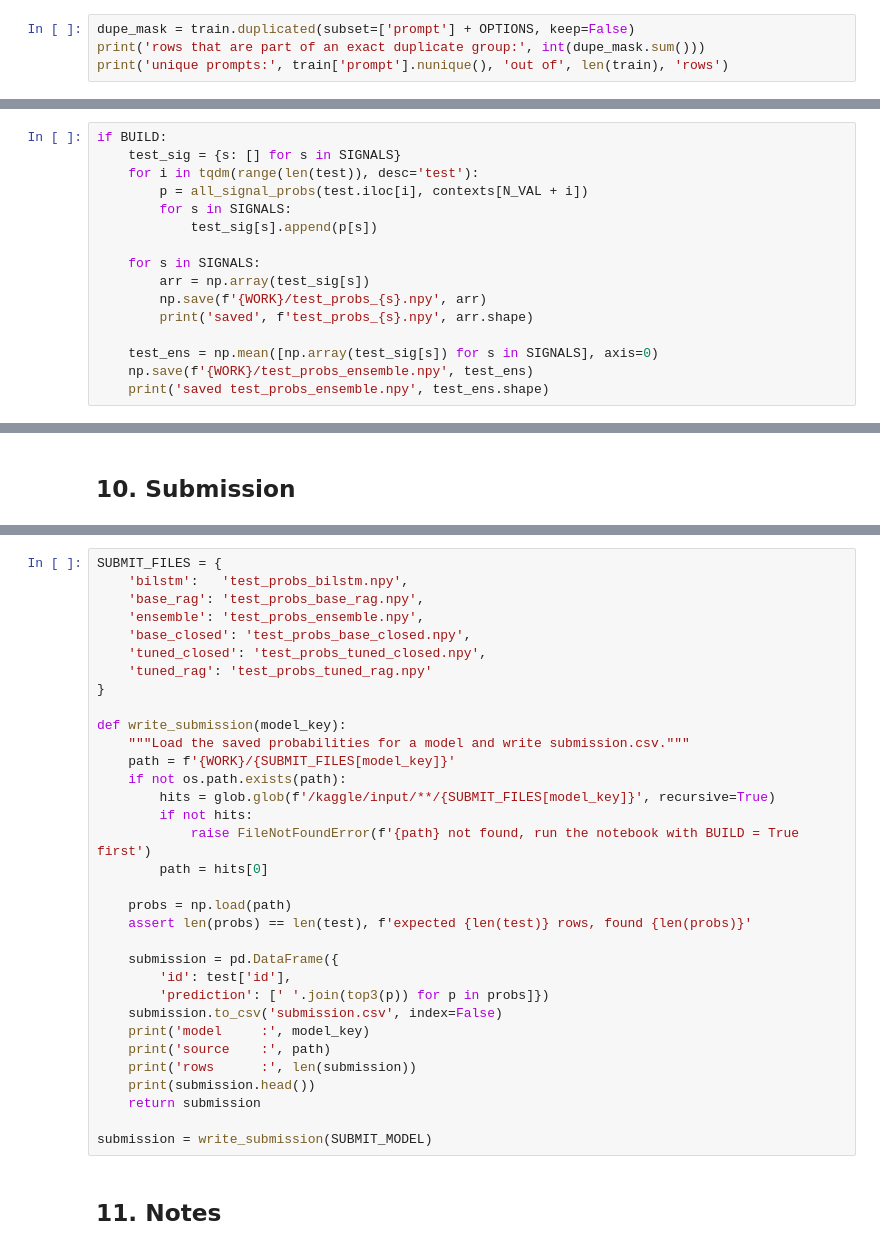
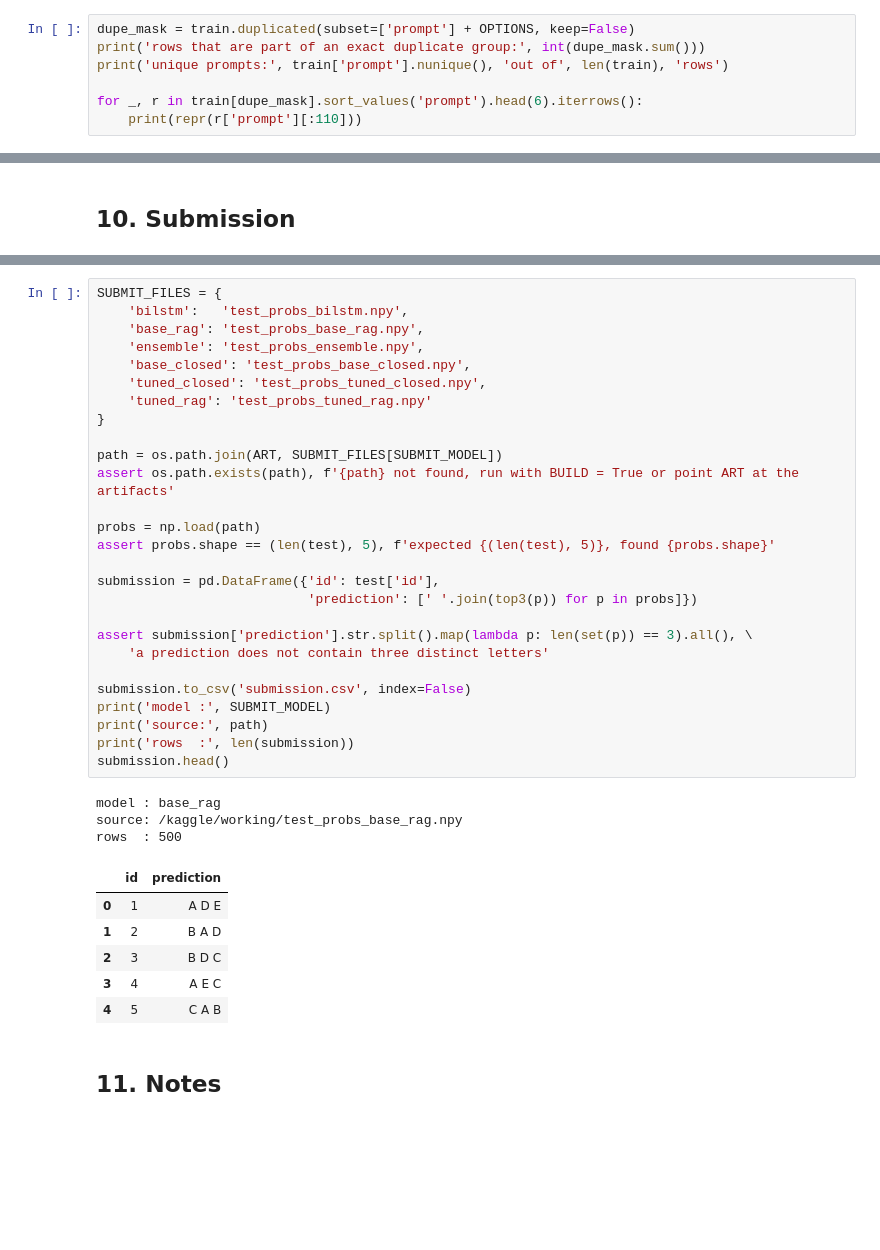
Before and after one commit to DhruvMohta/smartMCQsolver, a Jupyter notebook: dl-22f3000114-notebook-t22026-final.ipynb, the cells around one changed output, grey strips where cells are left out. Cells and saved outputs as stored; diff of their text form; blank space fills up the shorter version.

Commit message:
Cleaned Notebook for Viva2

```diff
--- a/dl-22f3000114-notebook-t22026-final.ipynb
+++ b/dl-22f3000114-notebook-t22026-final.ipynb
@@ -178,3 +160,6 @@ duplicates across the prompt and all five options is the first test.
 dupe_mask = train.duplicated(subset=['prompt'] + OPTIONS, keep=False)
 print('rows that are part of an exact duplicate group:', int(dupe_mask.sum()))
 print('unique prompts:', train['prompt'].nunique(), 'out of', len(train), 'rows')
+
+for _, r in train[dupe_mask].sort_values('prompt').head(6).iterrows():
+    print(repr(r['prompt'][:110]))
@@ -827,16 +805,0 @@ GPU.
-# %%
-if BUILD:
-    test_sig = {s: [] for s in SIGNALS}
-    for i in tqdm(range(len(test)), desc='test'):
-        p = all_signal_probs(test.iloc[i], contexts[N_VAL + i])
-        for s in SIGNALS:
-            test_sig[s].append(p[s])
-
-    for s in SIGNALS:
-        arr = np.array(test_sig[s])
-        np.save(f'{WORK}/test_probs_{s}.npy', arr)
-        print('saved', f'test_probs_{s}.npy', arr.shape)
-
-    test_ens = np.mean([np.array(test_sig[s]) for s in SIGNALS], axis=0)
-    np.save(f'{WORK}/test_probs_ensemble.npy', test_ens)
-    print('saved test_probs_ensemble.npy', test_ens.shape)
@@ -890,36 +950,40 @@ Three submissions are planned:
 # %%
 SUBMIT_FILES = {
     'bilstm':   'test_probs_bilstm.npy',
     'base_rag': 'test_probs_base_rag.npy',
     'ensemble': 'test_probs_ensemble.npy',
     'base_closed': 'test_probs_base_closed.npy',
     'tuned_closed': 'test_probs_tuned_closed.npy',
     'tuned_rag': 'test_probs_tuned_rag.npy'
 }
 
-def write_submission(model_key):
-    """Load the saved probabilities for a model and write submission.csv."""
-    path = f'{WORK}/{SUBMIT_FILES[model_key]}'
-    if not os.path.exists(path):
-        hits = glob.glob(f'/kaggle/input/**/{SUBMIT_FILES[model_key]}', recursive=True)
-        if not hits:
-            raise FileNotFoundError(f'{path} not found, run the notebook with BUILD = True first')
-        path = hits[0]
+path = os.path.join(ART, SUBMIT_FILES[SUBMIT_MODEL])
+assert os.path.exists(path), f'{path} not found, run with BUILD = True or point ART at the artifacts'
 
-    probs = np.load(path)
-    assert len(probs) == len(test), f'expected {len(test)} rows, found {len(probs)}'
+probs = np.load(path)
+assert probs.shape == (len(test), 5), f'expected {(len(test), 5)}, found {probs.shape}'
 
-    submission = pd.DataFrame({
-        'id': test['id'],
-        'prediction': [' '.join(top3(p)) for p in probs]})
-    submission.to_csv('submission.csv', index=False)
-    print('model     :', model_key)
-    print('source    :', path)
-    print('rows      :', len(submission))
-    print(submission.head())
-    return submission
+submission = pd.DataFrame({'id': test['id'],
+                           'prediction': [' '.join(top3(p)) for p in probs]})
 
-submission = write_submission(SUBMIT_MODEL)
+assert submission['prediction'].str.split().map(lambda p: len(set(p)) == 3).all(), \
+    'a prediction does not contain three distinct letters'
+
+submission.to_csv('submission.csv', index=False)
+print('model :', SUBMIT_MODEL)
+print('source:', path)
+print('rows  :', len(submission))
+submission.head()
+# %% [output]
+model : base_rag
+source: /kaggle/working/test_probs_base_rag.npy
+rows  : 500
+|  | id | prediction |
+| 0 | 1 | A D E |
+| 1 | 2 | B A D |
+| 2 | 3 | B D C |
+| 3 | 4 | A E C |
+| 4 | 5 | C A B |
 # %% [markdown]
 ## 11. Notes
 # %% [markdown]
```
Also changed, not shown: parts of 66 cells of this notebook.
